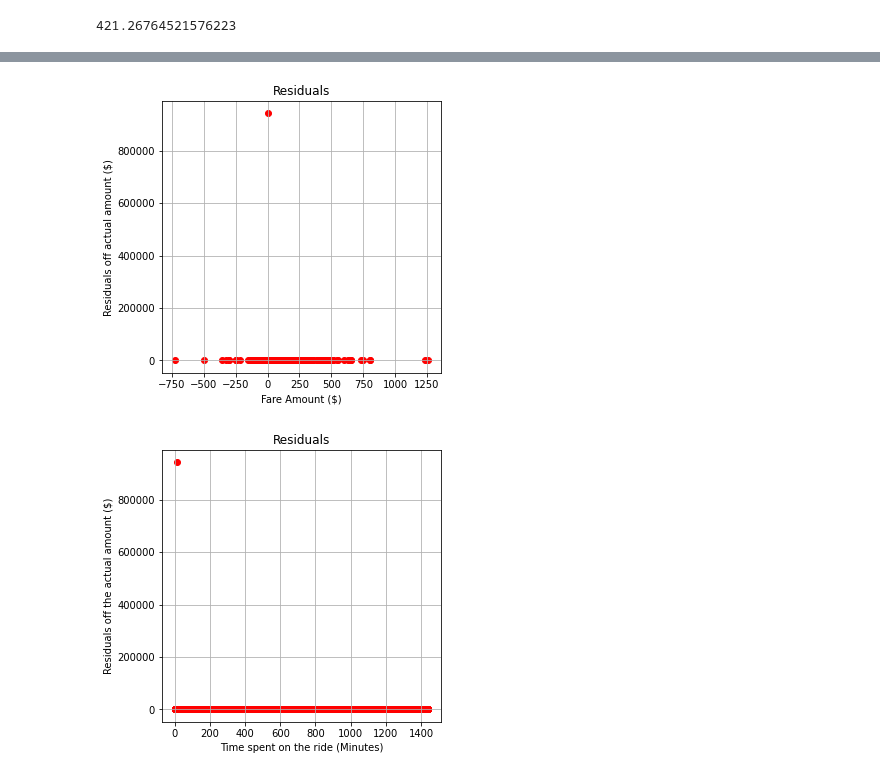
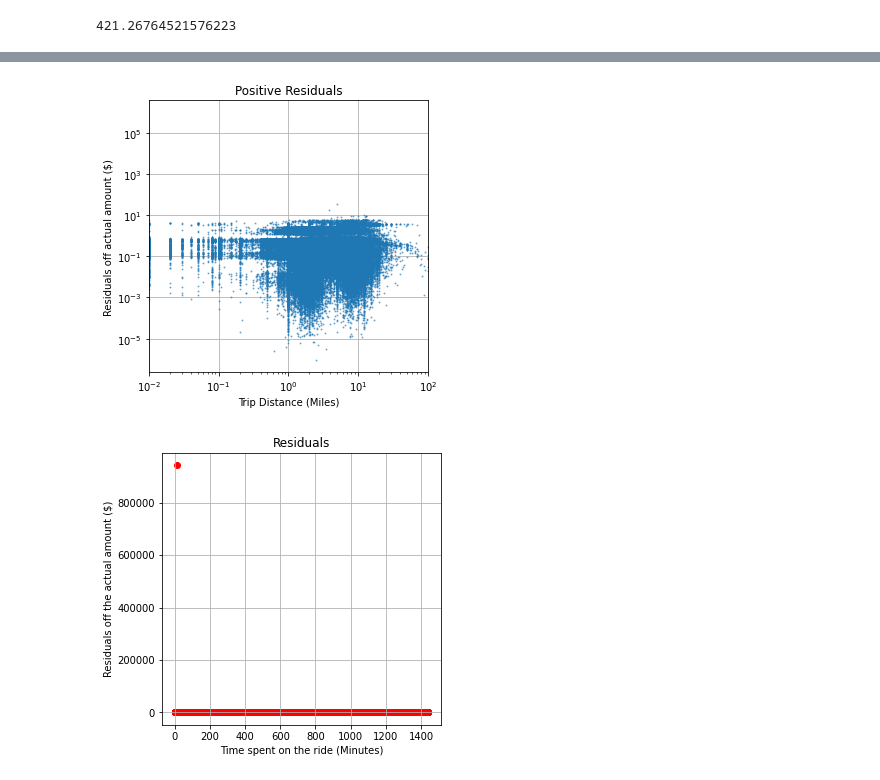
Before and after one commit to loalberto/Springboard-DataScienceCapstone2, a Jupyter notebook: Data_Story_Code.ipynb, the cells around one changed output, grey strips where cells are left out. Saved outputs shown, nothing was run; the diff lists cells and outputs as text; code cells hidden in the pictures.

Commit message:
Edited Residuals

```diff
--- a/Data_Story_Code.ipynb
+++ b/Data_Story_Code.ipynb
@@ -66,0 +99,4 @@ plt.show()
+# %%
+positive_res = residuals.loc[residuals >= 0]
+positive_y = y_test.loc[positive_res.index]
+positive_X = X_test.loc[positive_res.index]
@@ -77,13 +146,16 @@ plt.show()
 # %%
 plt.figure(figsize=(5,5))
-plt.scatter(x=X_test['fare_amount'], y=residuals, c='red')
+plt.plot(positive_X['tip_amount'], positive_res, linestyle='', marker='o', markersize=1, alpha=0.5)
 plt.grid(True)
-plt.xlabel('Fare Amount ($)')
+plt.xlim(0.01, 100)
+plt.xscale('log')
+plt.yscale('log')
+plt.xlabel('Trip Distance (Miles)')
 plt.ylabel('Residuals off actual amount ($)')
-plt.title('Residuals')
+plt.title('Positive Residuals')
 plt.show()
 # %% [output]
-[figure, old version]
+[figure, new version]
 # %%
 plt.figure(figsize=(5,5))
 plt.scatter(x=X_test['Mins_In_Ride'], y=residuals, c='red')
```
Also changed, not shown: parts of 22 cells of this notebook.
